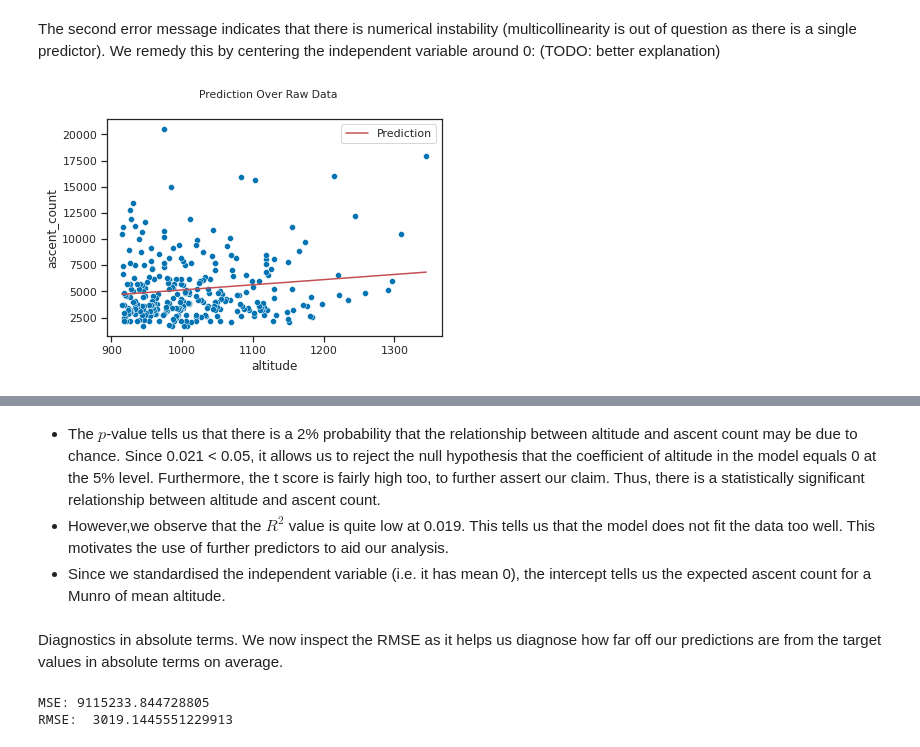
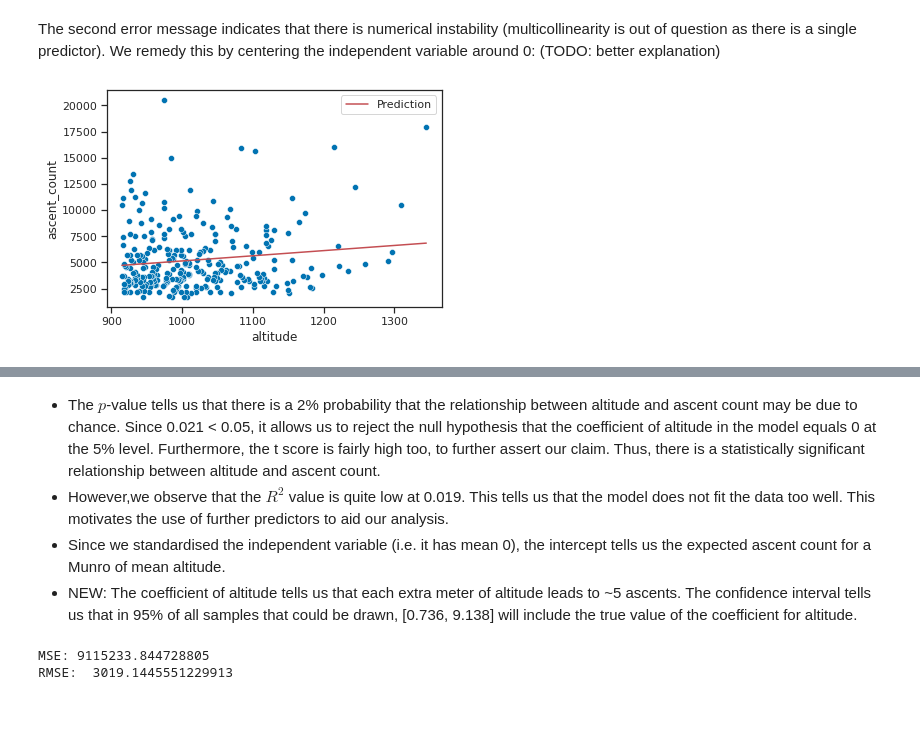
Before and after one commit to filipbalucha/FDS_final_project, a Jupyter notebook: data_analysis.ipynb, the cells around one changed output, grey strips where cells are left out. Cells and saved outputs as stored; diff of their text form; code cells hidden in the pictures; blank space fills up the shorter version.

```diff
--- a/data_analysis.ipynb
+++ b/data_analysis.ipynb
@@ -264,15 +278,16 @@ results = model.fit()
 # %%
 sns.scatterplot(data=munro, y='ascent_count', x='altitude')
 y_hat = results.predict(munro_mod['altitude'])  # Predicted data
 sns.lineplot(x=munro['altitude'], y=y_hat, color='r', label='Prediction')
 
-plt.suptitle('Prediction Over Raw Data')
+# plt.suptitle('Prediction Over Raw Data')
 plt.legend()
+plt.savefig('q1_prediction.pdf', bbox_inches='tight')
 plt.show()
 
 print(results.summary())
 # %% [output]
-[figure, old version]
+[figure, new version]
                             OLS Regression Results
 ==============================================================================
 Dep. Variable:           ascent_count   R-squared:                       0.019
@@ -294,8 +309,7 @@ Notes:
 - The $p$-value tells us that there is a 2% probability that the relationship between altitude and ascent count may be due to chance. Since 0.021 < 0.05, it allows us to reject the null hypothesis that the coefficient of altitude in the model equals 0 at the 5% level. Furthermore, the t score is fairly high too, to further assert our claim. Thus, there is a statistically significant relationship between altitude and ascent count.
 - However,we observe that the $R^2$ value is quite low at 0.019. This tells us that the model does not fit the data too well. This motivates the use of further predictors to aid our analysis.
 - Since we standardised the independent variable (i.e. it has mean 0), the intercept tells us the expected ascent count for a Munro of mean altitude.
+- NEW: The coefficient of altitude tells us that each extra meter of altitude leads to ~5 ascents. The confidence interval tells us that in 95% of all samples that could be drawn, \[0.736, 9.138\] will include the true value of the coefficient for altitude.
-# %% [markdown]
-Diagnostics in absolute terms. We now inspect the RMSE as it helps us diagnose how far off our predictions are from the target values in absolute terms on average.
 # %%
 # RMSE and MSE
 # TODO: relative measure of error?
```
Also changed, not shown: parts of 37 cells of this notebook, 3 other files.
